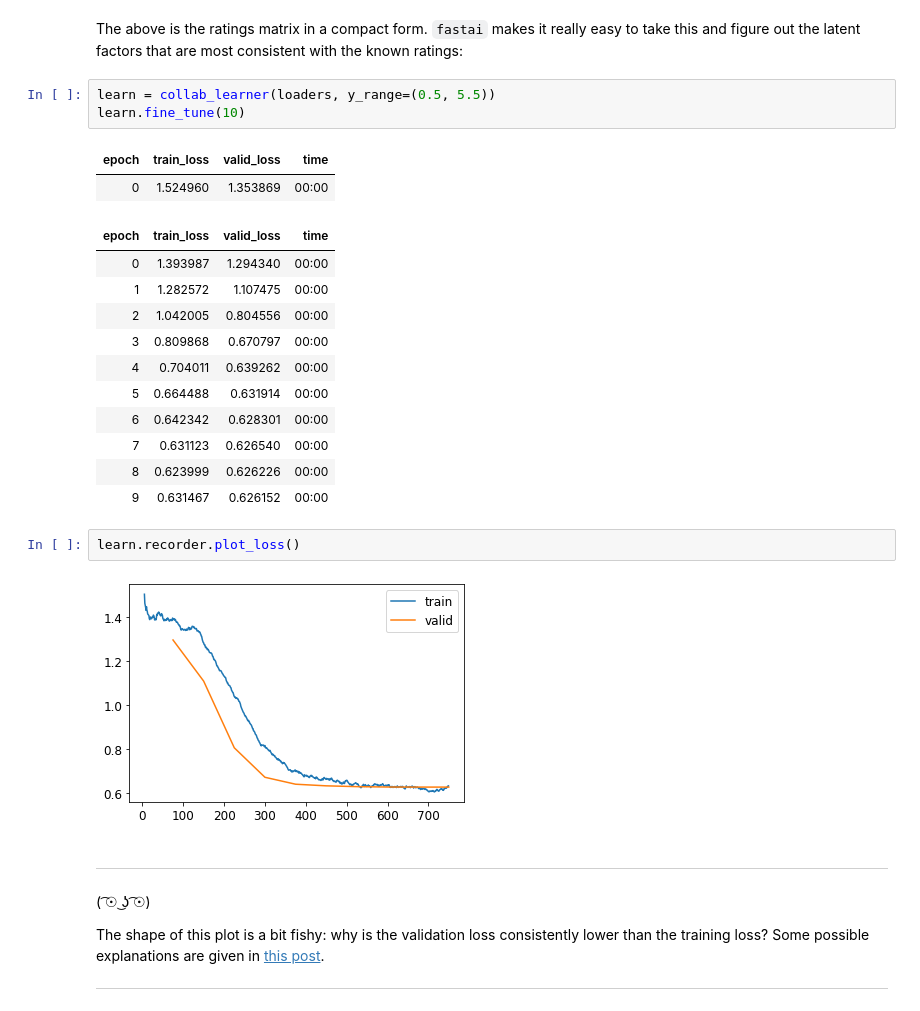
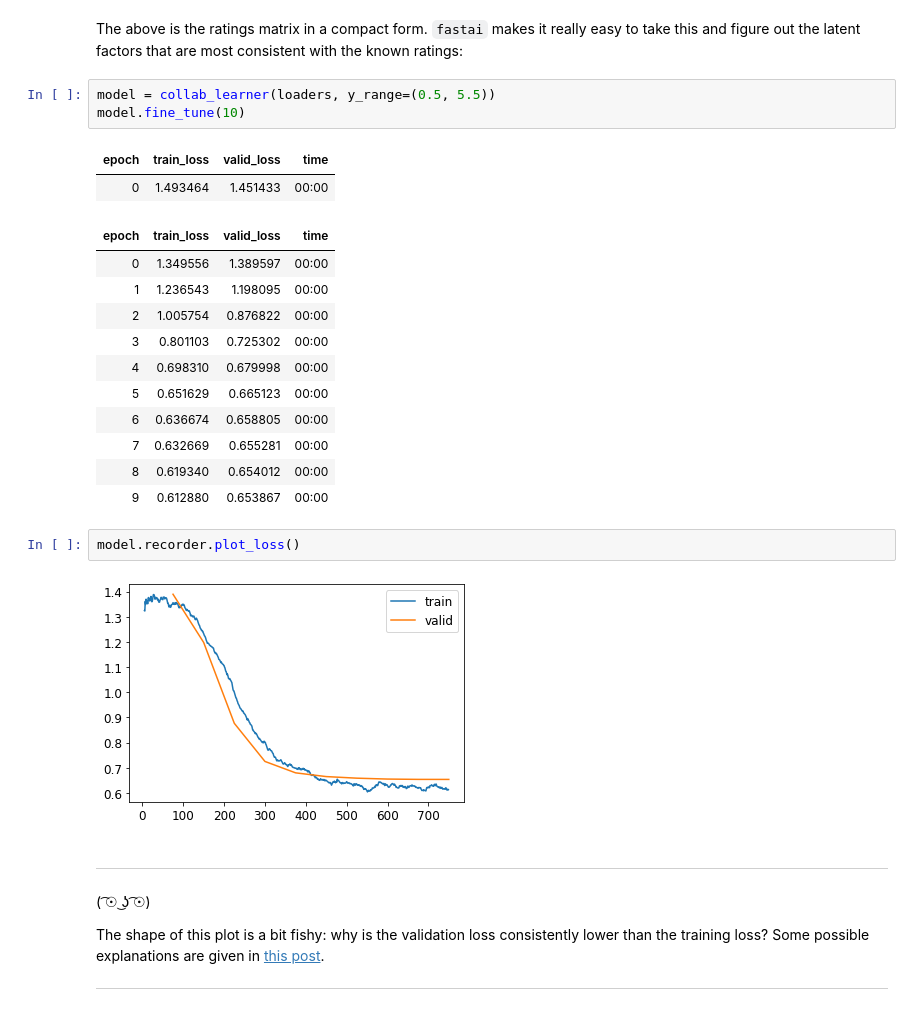
Before and after one commit to zxul767/fastai-annotated, a Jupyter notebook: deep-learning-for-coders/chapter-01.ipynb, the cells around one changed output. Drawn from its saved outputs; the diff is of its cells as text.

```diff
--- a/deep-learning-for-coders/chapter-01.ipynb
+++ b/deep-learning-for-coders/chapter-01.ipynb
@@ -438,26 +498,26 @@ loaders.show_batch()
 # %% [markdown]
 The above is the ratings matrix in a compact form. `fastai` makes it really easy to take this and figure out the latent factors that are most consistent with the known ratings:
 # %%
-learn = collab_learner(loaders, y_range=(0.5, 5.5))
-learn.fine_tune(10)
+model = collab_learner(loaders, y_range=(0.5, 5.5))
+model.fine_tune(10)
 # %% [output]
 | epoch | train_loss | valid_loss | time |
-| 0 | 1.524960 | 1.353869 | 00:00 |
+| 0 | 1.493464 | 1.451433 | 00:00 |
 | epoch | train_loss | valid_loss | time |
-| 0 | 1.393987 | 1.294340 | 00:00 |
-| 1 | 1.282572 | 1.107475 | 00:00 |
-| 2 | 1.042005 | 0.804556 | 00:00 |
-| 3 | 0.809868 | 0.670797 | 00:00 |
-| 4 | 0.704011 | 0.639262 | 00:00 |
-| 5 | 0.664488 | 0.631914 | 00:00 |
-| 6 | 0.642342 | 0.628301 | 00:00 |
-| 7 | 0.631123 | 0.626540 | 00:00 |
-| 8 | 0.623999 | 0.626226 | 00:00 |
-| 9 | 0.631467 | 0.626152 | 00:00 |
+| 0 | 1.349556 | 1.389597 | 00:00 |
+| 1 | 1.236543 | 1.198095 | 00:00 |
+| 2 | 1.005754 | 0.876822 | 00:00 |
+| 3 | 0.801103 | 0.725302 | 00:00 |
+| 4 | 0.698310 | 0.679998 | 00:00 |
+| 5 | 0.651629 | 0.665123 | 00:00 |
+| 6 | 0.636674 | 0.658805 | 00:00 |
+| 7 | 0.632669 | 0.655281 | 00:00 |
+| 8 | 0.619340 | 0.654012 | 00:00 |
+| 9 | 0.612880 | 0.653867 | 00:00 |
 # %%
-learn.recorder.plot_loss()
+model.recorder.plot_loss()
 # %% [output]
-[figure, old version]
+[figure, new version]
 # %% [markdown]
 ***
 ( ͡☉ ͜ʖ ͡☉)
```
Also changed, not shown: parts of 64 cells of this notebook.
